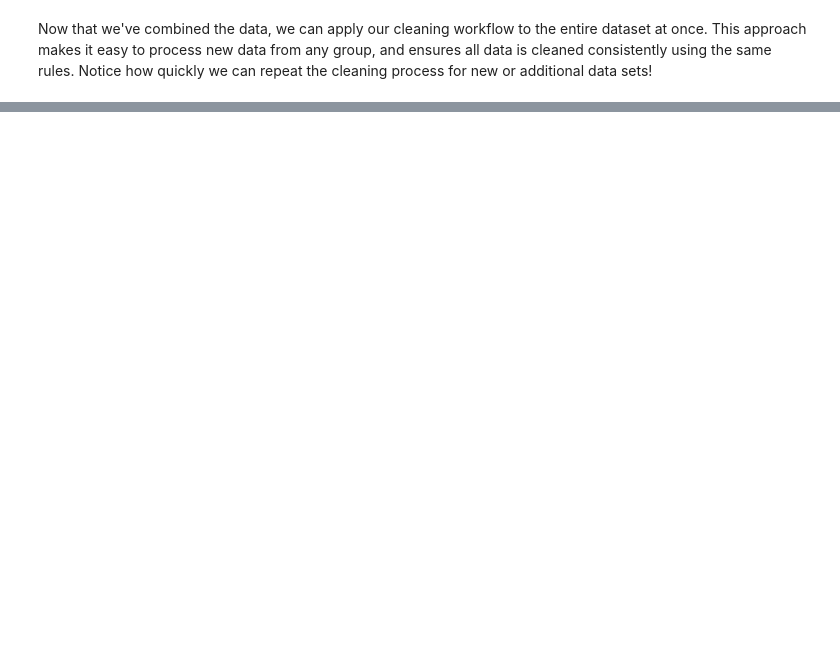
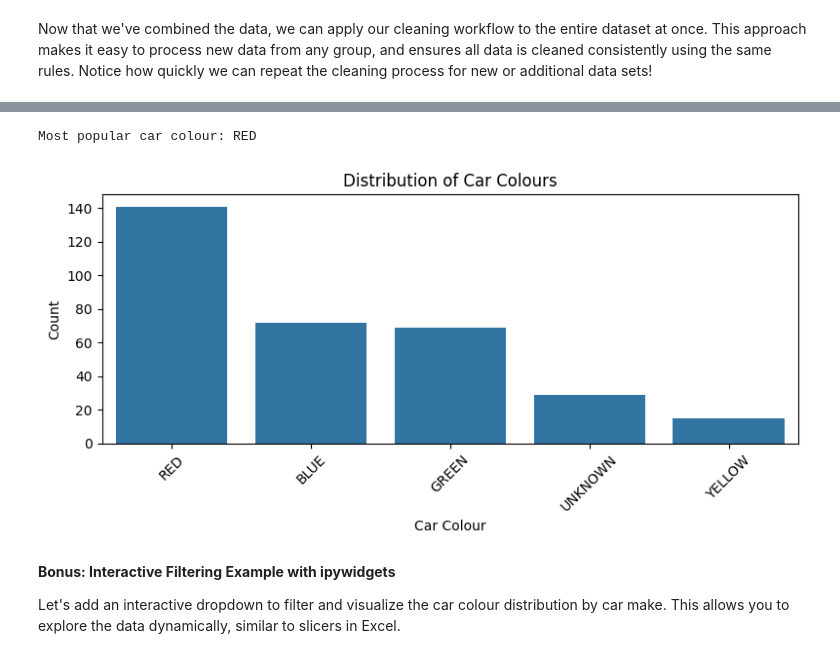
Before and after one commit to kevinmcaleer/data_cleansing, a Jupyter notebook: data_cleansing_tutorial.ipynb, the cells around one changed output, grey strips where cells are left out. Drawn from its saved outputs; the diff is of its cells as text; code cells hidden in the pictures; blank space fills up the shorter version.

Commit message:
data_cleansing

```diff
--- a/data_cleansing_tutorial.ipynb
+++ b/data_cleansing_tutorial.ipynb
@@ -336,3 +359,23 @@ Car model with most total occupants: FOCUS
 [figure]
 Busiest day for traffic: 2023-03-15
 [figure]
+# %%
+# 5. What is the most popular car colour?
+most_popular_colour = all_data['Car Colour'].value_counts().idxmax()
+print(f"Most popular car colour: {most_popular_colour}")
+
+plt.figure(figsize=(8,4))
+sns.countplot(data=all_data, x='Car Colour', order=all_data['Car Colour'].value_counts().index)
+plt.title('Distribution of Car Colours')
+plt.ylabel('Count')
+plt.xlabel('Car Colour')
+plt.xticks(rotation=45)
+plt.tight_layout()
+plt.show()
+# %% [output]
+Most popular car colour: RED
+[figure, added]
+# %% [markdown]
+**Bonus: Interactive Filtering Example with ipywidgets**
+
+Let's add an interactive dropdown to filter and visualize the car colour distribution by car make. This allows you to explore the data dynamically, similar to slicers in Excel.
```
Also changed, not shown: parts of 10 cells of this notebook, 3 other files.
